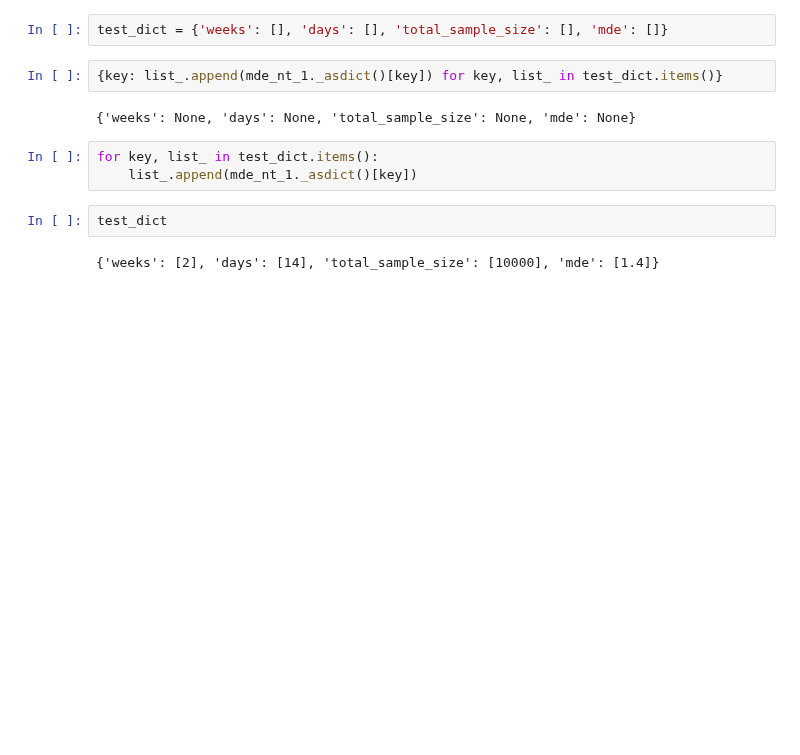
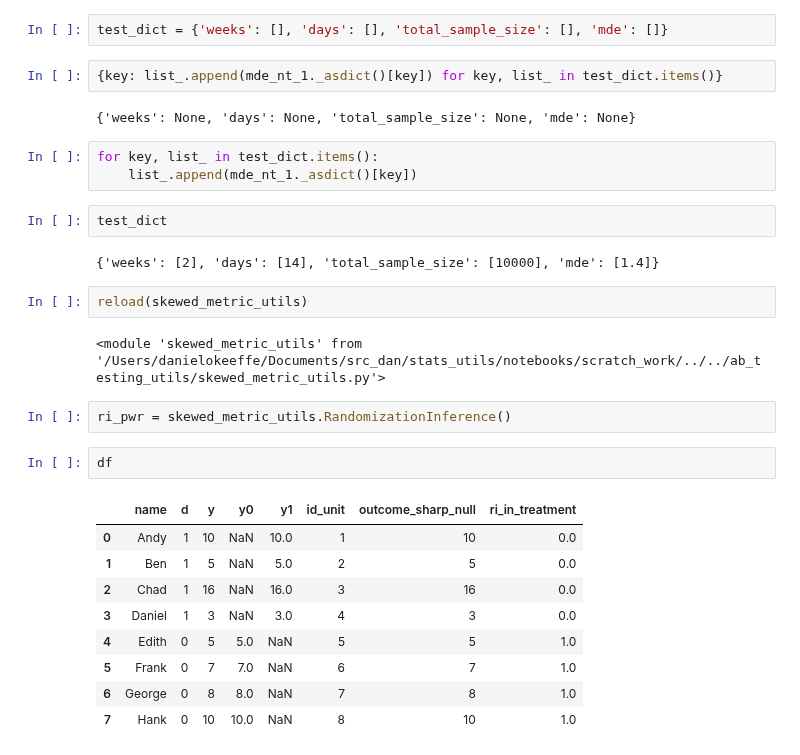
Before and after one commit to dokeeffe87/stats_utils, a Jupyter notebook: notebooks/scratch_work/dev_ri_power_calc.ipynb, the cells around one changed output. Drawn from its saved outputs; the diff is of its cells as text; blank space fills up the shorter version.

```diff
--- a/notebooks/scratch_work/dev_ri_power_calc.ipynb
+++ b/notebooks/scratch_work/dev_ri_power_calc.ipynb
@@ -429,3 +431,21 @@ for key, list_ in test_dict.items():
 test_dict
 # %% [output]
 {'weeks': [2], 'days': [14], 'total_sample_size': [10000], 'mde': [1.4]}
+# %%
+reload(skewed_metric_utils)
+# %% [output]
+<module 'skewed_metric_utils' from '/Users/danielokeeffe/Documents/src_dan/stats_utils/notebooks/scratch_work/../../ab_testing_utils/skewed_metric_utils.py'>
+# %%
+ri_pwr = skewed_metric_utils.RandomizationInference()
+# %%
+df
+# %% [output]
+|  | name | d | y | y0 | y1 | id_unit | outcome_sharp_null | ri_in_treatment |
+| 0 | Andy | 1 | 10 | NaN | 10.0 | 1 | 10 | 0.0 |
+| 1 | Ben | 1 | 5 | NaN | 5.0 | 2 | 5 | 0.0 |
+| 2 | Chad | 1 | 16 | NaN | 16.0 | 3 | 16 | 0.0 |
+| 3 | Daniel | 1 | 3 | NaN | 3.0 | 4 | 3 | 0.0 |
+| 4 | Edith | 0 | 5 | 5.0 | NaN | 5 | 5 | 1.0 |
+| 5 | Frank | 0 | 7 | 7.0 | NaN | 6 | 7 | 1.0 |
+| 6 | George | 0 | 8 | 8.0 | NaN | 7 | 8 | 1.0 |
+| 7 | Hank | 0 | 10 | 10.0 | NaN | 8 | 10 | 1.0 |
```
Also changed, not shown: parts of 9 cells of this notebook, 1 other file.
